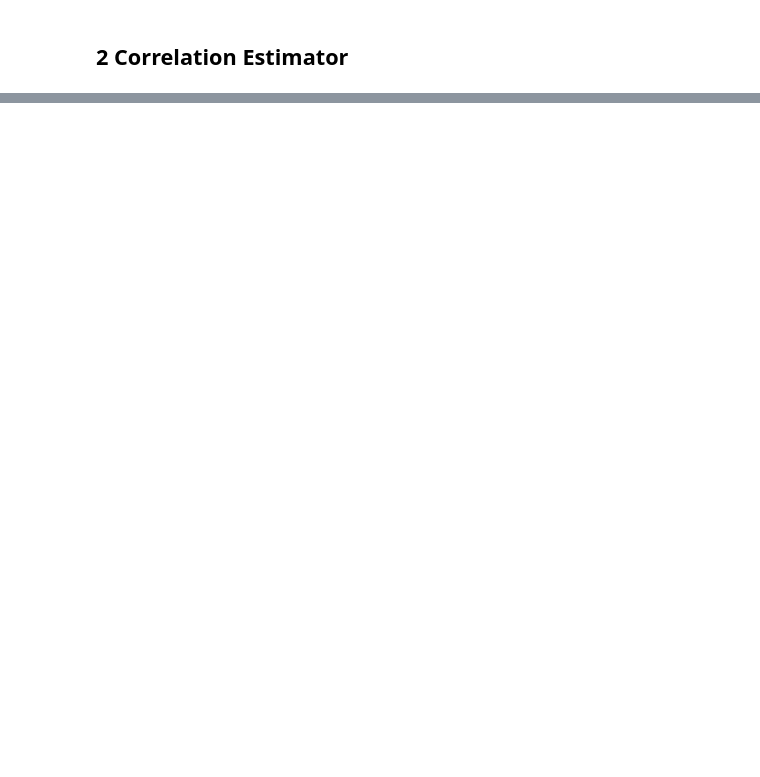
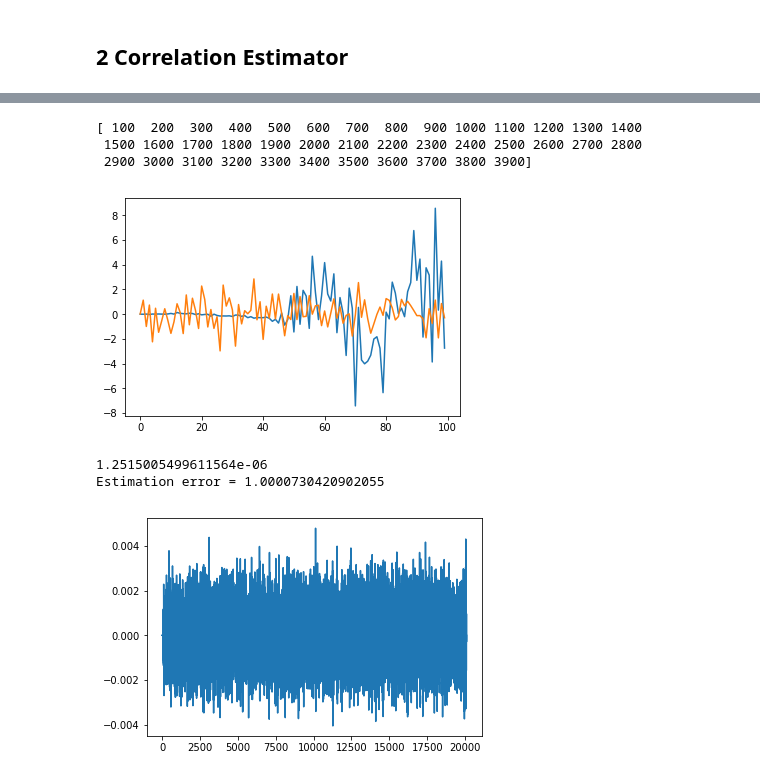
Before and after one commit to jsiloto/Processos-Estocasticos, a Jupyter notebook: project_3/Projeto3_estimador.ipynb, the cells around one changed output, grey strips where cells are left out. Cells and saved outputs as stored; diff of their text form; code cells hidden in the pictures; blank space fills up the shorter version.

```diff
--- a/project_3/Projeto3_estimador.ipynb
+++ b/project_3/Projeto3_estimador.ipynb
@@ -98,0 +104,34 @@ print(estimation_error(ro, h))
+# %%
+#METHOD 2
+sub_sample=100
+indices = np.arange(sub_sample, 40*sub_sample, sub_sample)
+print(indices)
+
+r_list = np.split(r, indices)
+w_list = np.split(w, indices)
+
+
+# for i in range(len(r_list)):
+#     print(i)
+
+i=0
+plt.plot(r_list[i])
+plt.plot(w_list[i])
+plt.show()
+
+ro = np.convolve(r_list[i], w[::-1])/len(w)
+plt.plot(ro)
+
+ro = ro[sub_sample-1:sub_sample+len(h)-1]
+print(np.var(ro))
+wavfile.write('ro.wav', samplerate, ro)
+ipd.Audio('ro.wav') # load a local WAV file
+print("Estimation error = {}".format(estimation_error(ro, h)))
+# %% [output]
+[ 100  200  300  400  500  600  700  800  900 1000 1100 1200 1300 1400
+ 1500 1600 1700 1800 1900 2000 2100 2200 2300 2400 2500 2600 2700 2800
+ 2900 3000 3100 3200 3300 3400 3500 3600 3700 3800 3900]
+[figure, added]
+1.2515005499611564e-06
+Estimation error = 1.0000730420902055
+[figure, added]
```
Also changed, not shown: parts of 4 cells of this notebook.
